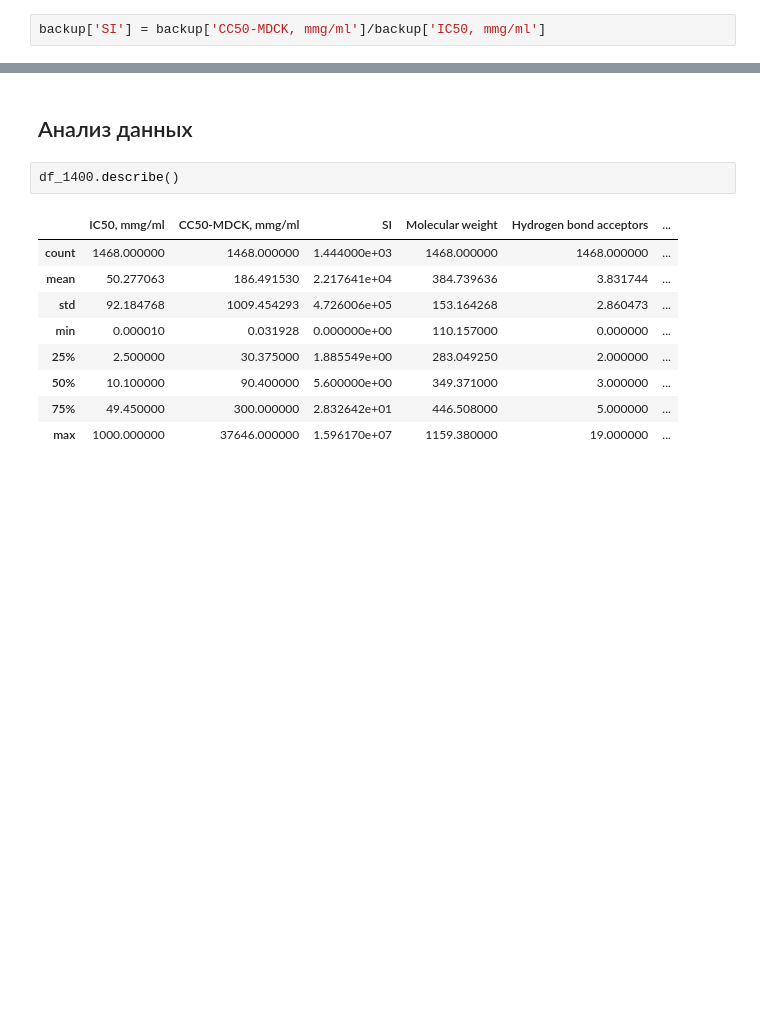
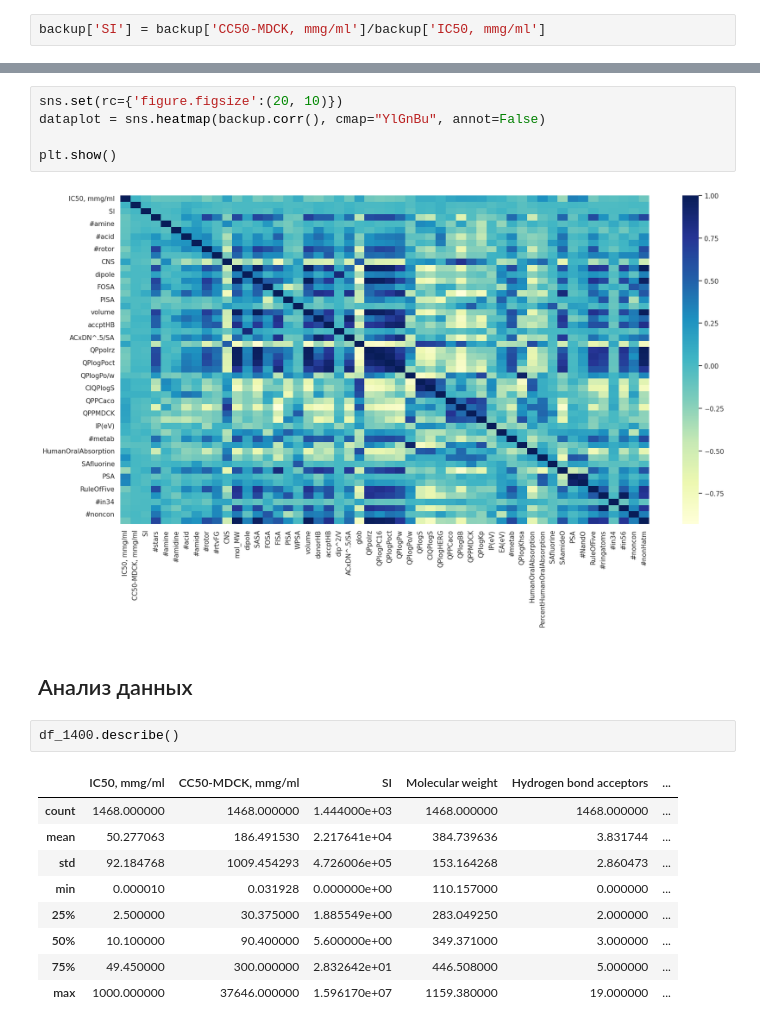
Before and after one commit to oodlbee/drug_prediction, a Jupyter notebook: drug_prediction.ipynb, the cells around one changed output, grey strips where cells are left out. Saved outputs shown, nothing was run; the diff lists cells and outputs as text; blank space fills up the shorter version.

```diff
--- a/drug_prediction.ipynb
+++ b/drug_prediction.ipynb
@@ -188,3 +255,10 @@ df_sheet_1.corr()
+# %%
+sns.set(rc={'figure.figsize':(20, 10)})
+dataplot = sns.heatmap(backup.corr(), cmap="YlGnBu", annot=False)
+
+plt.show()
+# %% [output]
+[figure, added]
 # %% [markdown]
 ## Анализ данных
 # %%
```
Also changed, not shown: parts of 19 cells of this notebook.
